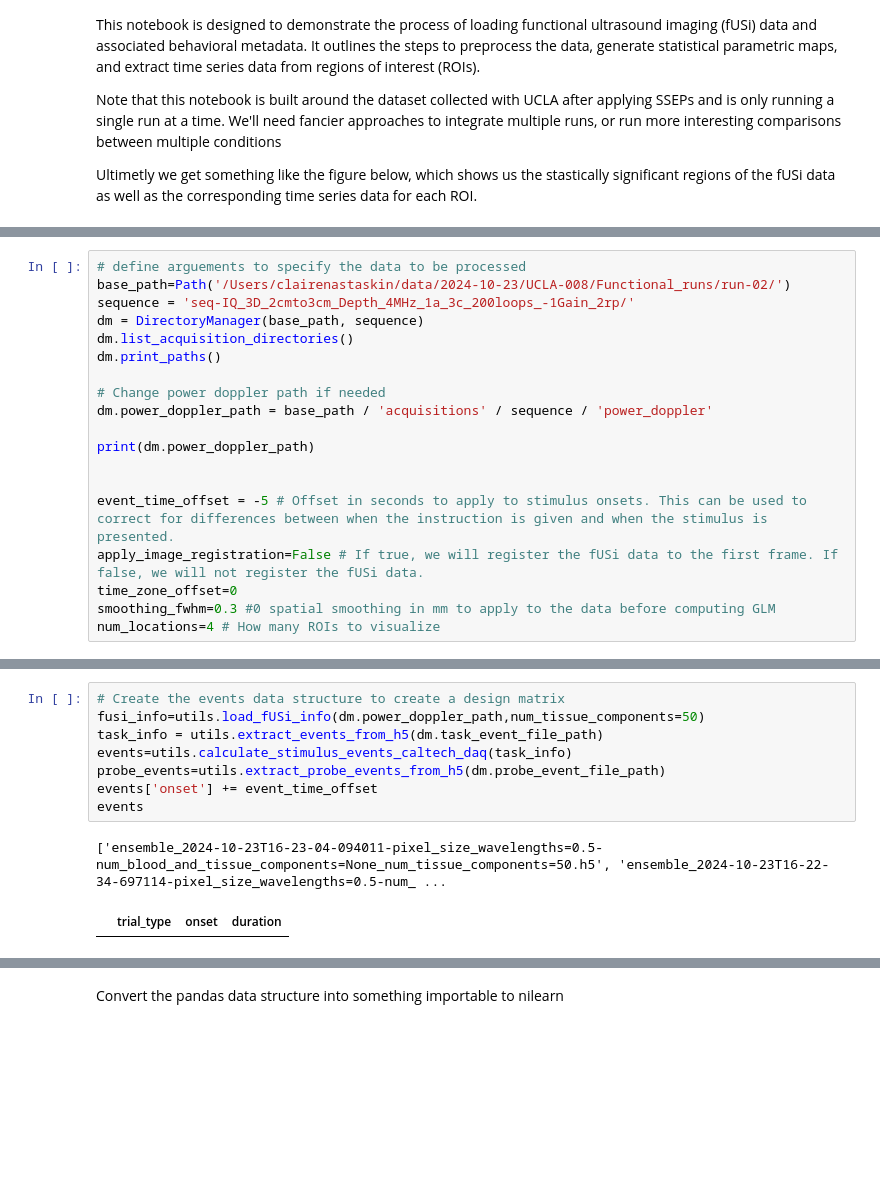
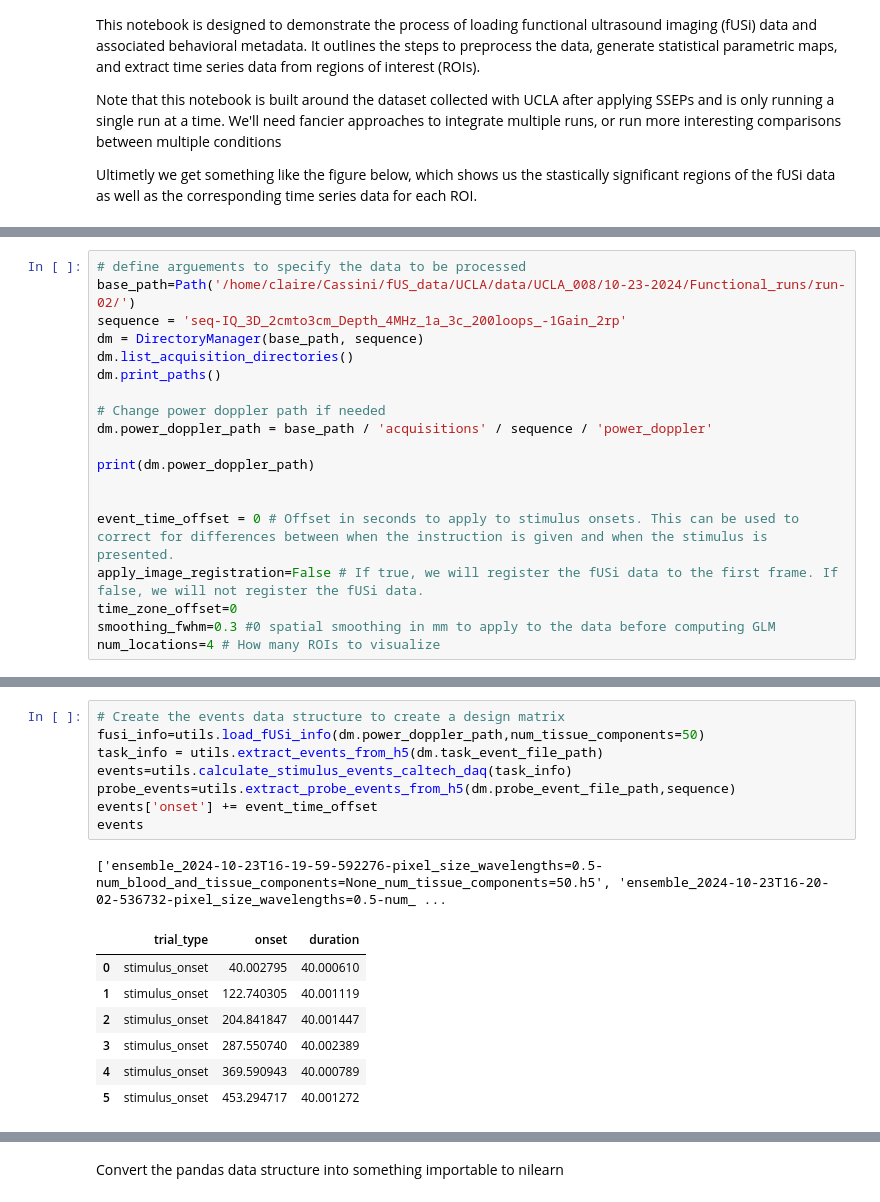
Before and after one commit to ClaireNastaskin/processing_fusi, a Jupyter notebook: Experiments/process_3D_UCLA_eventstream.ipynb, the cells around one changed output, grey strips where cells are left out. Saved outputs shown, nothing was run; the diff lists cells and outputs as text; blank space fills up the shorter version.

```diff
--- a/Experiments/process_3D_UCLA_eventstream.ipynb
+++ b/Experiments/process_3D_UCLA_eventstream.ipynb
@@ -36,7 +39,7 @@ from anise.io.load_matlab_dataset import load_data, load_selected_data
 # %%
 # define arguements to specify the data to be processed
-base_path=Path('/Users/clairenastaskin/data/2024-10-23/UCLA-008/Functional_runs/run-02/')
-sequence = 'seq-IQ_3D_2cmto3cm_Depth_4MHz_1a_3c_200loops_-1Gain_2rp/'
+base_path=Path('/home/claire/Cassini/fUS_data/UCLA/data/UCLA_008/10-23-2024/Functional_runs/run-02/')
+sequence = 'seq-IQ_3D_2cmto3cm_Depth_4MHz_1a_3c_200loops_-1Gain_2rp'
 dm = DirectoryManager(base_path, sequence)
 dm.list_acquisition_directories()
 dm.print_paths()
@@ -47,7 +50,7 @@ dm.power_doppler_path = base_path / 'acquisitions' / sequence / 'power_doppler'
 print(dm.power_doppler_path)
 
 
-event_time_offset = -5 # Offset in seconds to apply to stimulus onsets. This can be used to correct for differences between when the instruction is given and when the stimulus is presented.
+event_time_offset = 0 # Offset in seconds to apply to stimulus onsets. This can be used to correct for differences between when the instruction is given and when the stimulus is presented.
 apply_image_registration=False # If true, we will register the fUSi data to the first frame. If false, we will not register the fUSi data.
 time_zone_offset=0
 smoothing_fwhm=0.3 #0 spatial smoothing in mm to apply to the data before computing GLM
@@ -70,11 +75,17 @@ List of all directories in acquisitions path:
 # %%
 # Create the events data structure to create a design matrix
 fusi_info=utils.load_fUSi_info(dm.power_doppler_path,num_tissue_components=50)
 task_info = utils.extract_events_from_h5(dm.task_event_file_path)
 events=utils.calculate_stimulus_events_caltech_daq(task_info)
-probe_events=utils.extract_probe_events_from_h5(dm.probe_event_file_path)
+probe_events=utils.extract_probe_events_from_h5(dm.probe_event_file_path,sequence)
 events['onset'] += event_time_offset
 events
 # %% [output]
-['ensemble_2024-10-23T16-23-04-094011-pixel_size_wavelengths=0.5-num_blood_and_tissue_components=None_num_tissue_components=50.h5', 'ensemble_2024-10-23T16-22-34-697114-pixel_size_wavelengths=0.5-num_ ...
+['ensemble_2024-10-23T16-19-59-592276-pixel_size_wavelengths=0.5-num_blood_and_tissue_components=None_num_tissue_components=50.h5', 'ensemble_2024-10-23T16-20-02-536732-pixel_size_wavelengths=0.5-num_ ...
 |  | trial_type | onset | duration |
+| 0 | stimulus_onset | 40.002795 | 40.000610 |
+| 1 | stimulus_onset | 122.740305 | 40.001119 |
+| 2 | stimulus_onset | 204.841847 | 40.001447 |
+| 3 | stimulus_onset | 287.550740 | 40.002389 |
+| 4 | stimulus_onset | 369.590943 | 40.000789 |
+| 5 | stimulus_onset | 453.294717 | 40.001272 |
```
Also changed, not shown: parts of 17 cells of this notebook, 6 other files.
